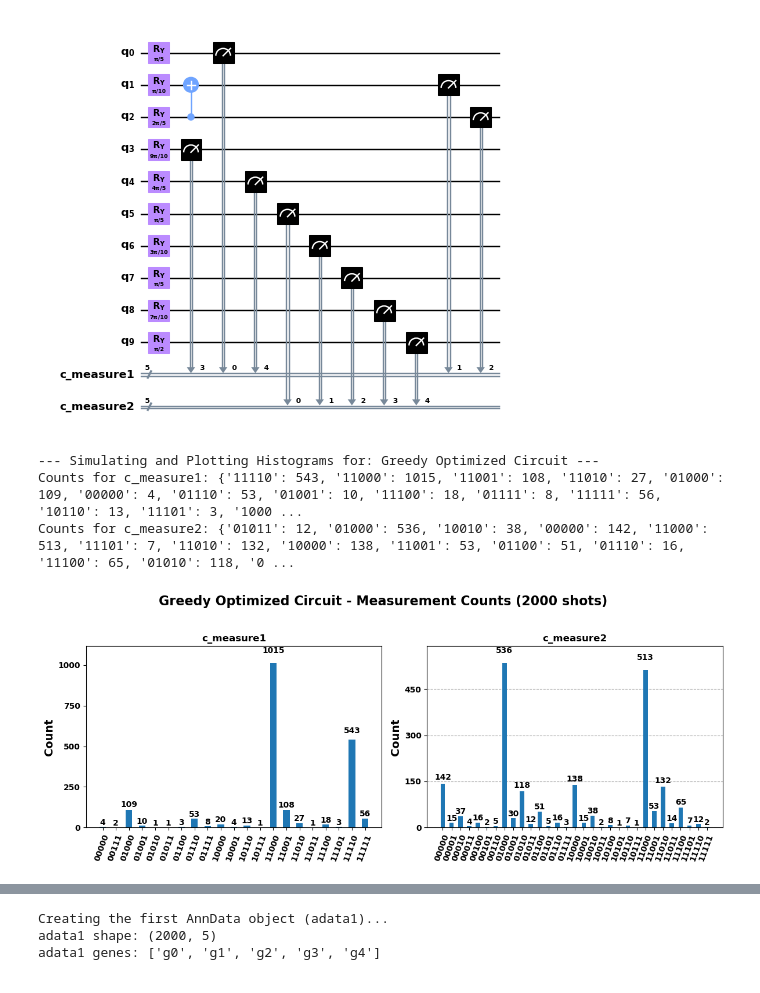
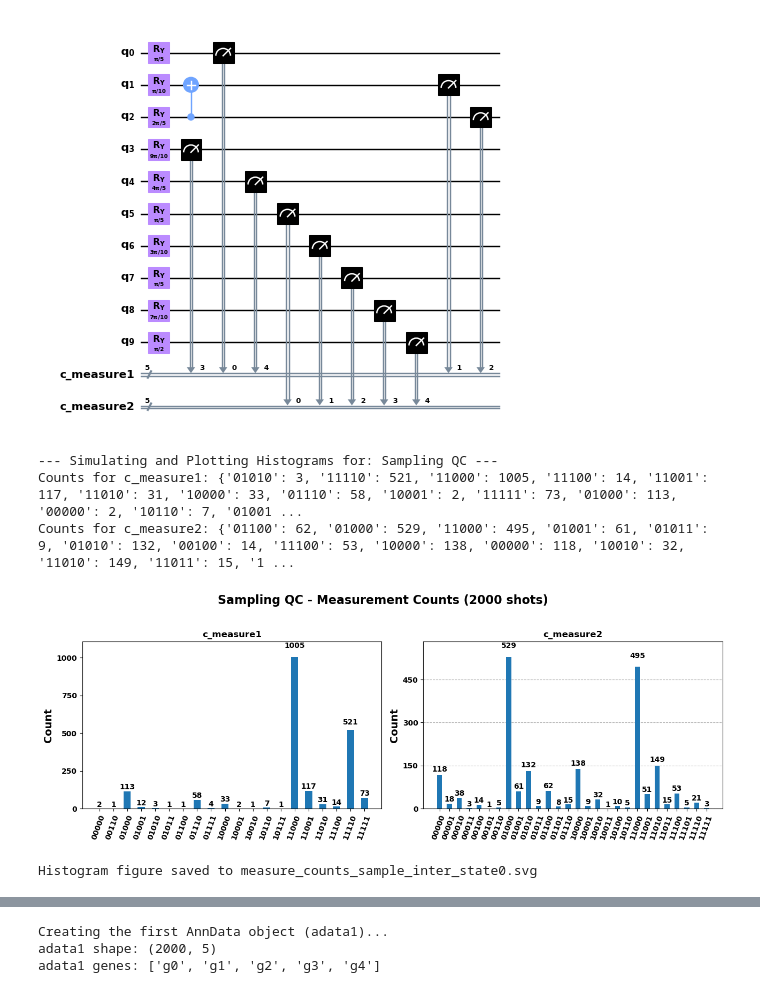
Before and after one commit to cailab-tamu/QuantumXCT, a Jupyter notebook: python/qSim_cell_chat.ipynb, the cells around one changed output, grey strips where cells are left out. Cells and saved outputs as stored; diff of their text form; code cells hidden in the pictures.

```diff
--- a/python/qSim_cell_chat.ipynb
+++ b/python/qSim_cell_chat.ipynb
@@ -680,12 +759,13 @@ circuit_xct_cnot.draw(output="mpl", style="clifford", fold=40,  scale = 0.5)
 # %% [output]
 [figure]
 # %%
-counts_measure1, counts_measure2 = plot_measurement_histograms(circuit_xct_cnot, nshots=2000, title_prefix="Greedy Optimized Circuit")
+counts_measure1, counts_measure2 = plot_measurement_histograms(circuit_xct_cnot, nshots=2000, title_prefix="Sampling QC", figure_save_name='measure_counts_sample_inter_state0.svg', figsize=(13,5))
 # %% [output]
---- Simulating and Plotting Histograms for: Greedy Optimized Circuit ---
-Counts for c_measure1: {'11110': 543, '11000': 1015, '11001': 108, '11010': 27, '01000': 109, '00000': 4, '01110': 53, '01001': 10, '11100': 18, '01111': 8, '11111': 56, '10110': 13, '11101': 3, '1000 ...
-Counts for c_measure2: {'01011': 12, '01000': 536, '10010': 38, '00000': 142, '11000': 513, '11101': 7, '11010': 132, '10000': 138, '11001': 53, '01100': 51, '01110': 16, '11100': 65, '01010': 118, '0 ...
+--- Simulating and Plotting Histograms for: Sampling QC ---
+Counts for c_measure1: {'01010': 3, '11110': 521, '11000': 1005, '11100': 14, '11001': 117, '11010': 31, '10000': 33, '01110': 58, '10001': 2, '11111': 73, '01000': 113, '00000': 2, '10110': 7, '01001 ...
+Counts for c_measure2: {'01100': 62, '01000': 529, '11000': 495, '01001': 61, '01011': 9, '01010': 132, '00100': 14, '11100': 53, '10000': 138, '00000': 118, '10010': 32, '11010': 149, '11011': 15, '1 ...
-[figure, old version]
+[figure, new version]
+Histogram figure saved to measure_counts_sample_inter_state0.svg
 # %%
 # Reconstruct the matrix
 reconstructed_matrix = create_binary_matrix(counts_measure1)
```
Also changed, not shown: parts of 21 cells of this notebook.
